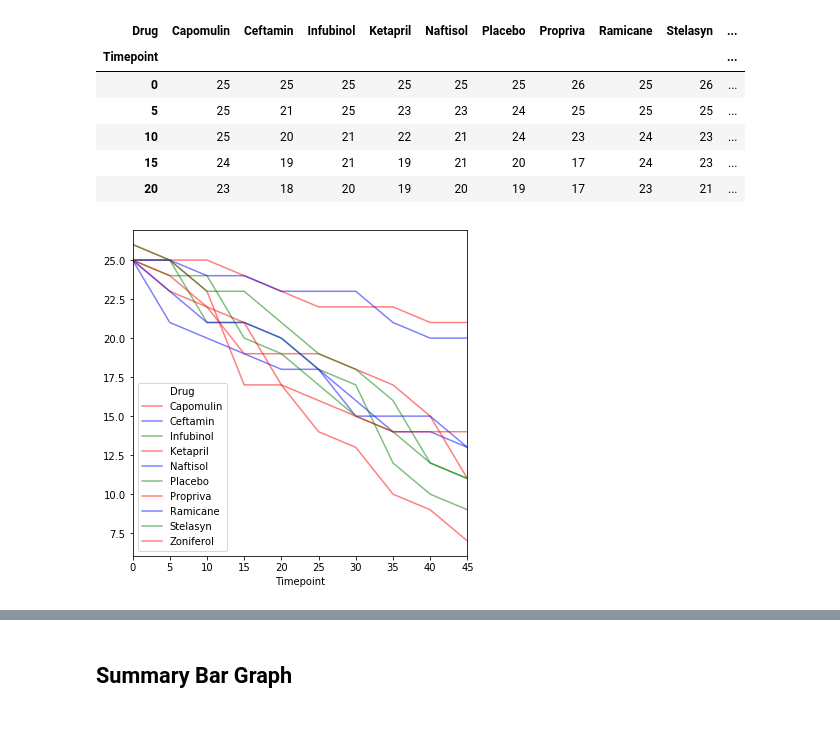
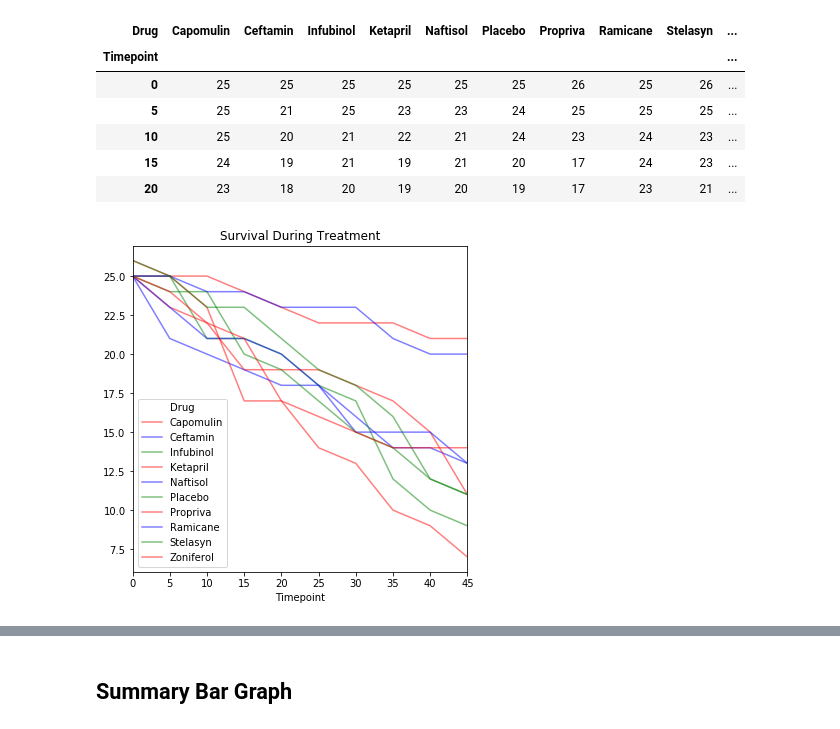
Before and after one commit to brenthl88/Matplotlib-Challenge, a Jupyter notebook: pymaceuticals_starter.ipynb, the cells around one changed output, grey strips where cells are left out. Cells and saved outputs as stored; diff of their text form; code cells hidden in the pictures.

```diff
--- a/pymaceuticals_starter.ipynb
+++ b/pymaceuticals_starter.ipynb
@@ -361,12 +363,15 @@ mouse_count_survived.head()
 # %%
 # Generate the Plot (Accounting for percentages)
 mouse_count_survived.plot(kind='line' , subplots=False, figsize=(6,6), color=['r','b','g'], alpha=0.5)
+plt.title("Survival During Treatment")
+plt.xlabel("Time (Days)")
+plt.ylabel("Survival Rate")
 # Save the Figure
 plt.savefig('figure2.pdf')
 # Show the Figure
 plt.show()
 # %% [output]
-[figure, old version]
+[figure, new version]
 # %% [markdown]
 ![Metastatic Spread During Treatment](../Images/survival.png)
 # %% [markdown]
```
Also changed, not shown: parts of 3 cells of this notebook.
